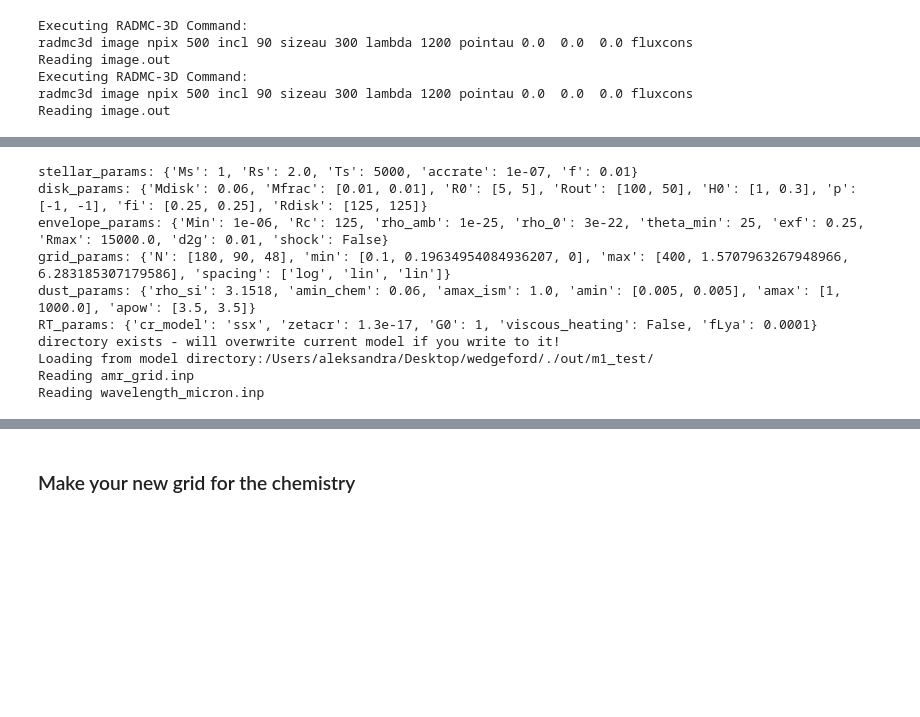
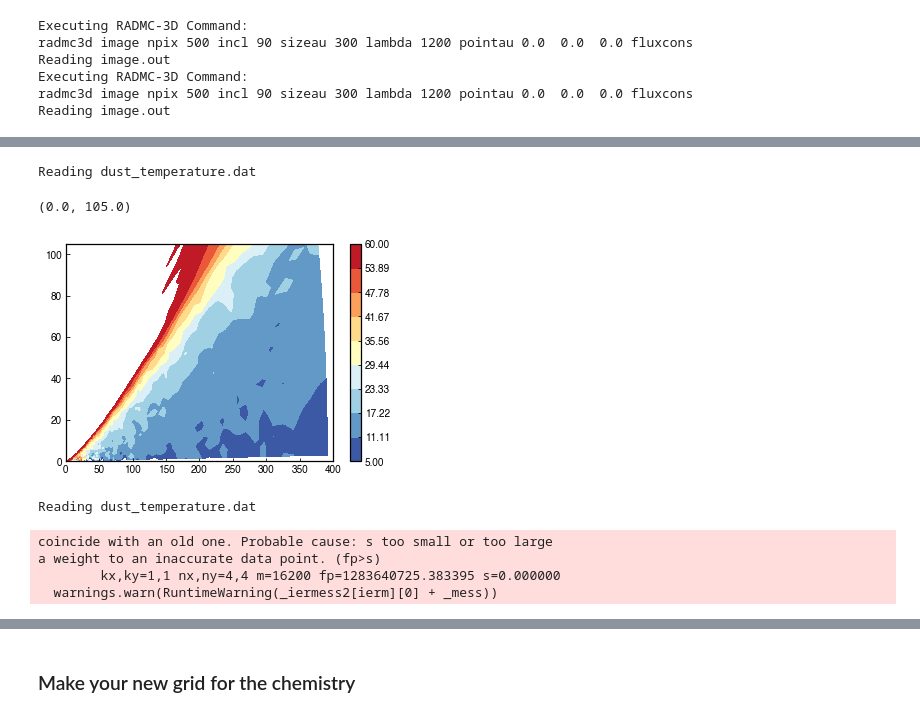
Before and after one commit to uconn-origins/wedgeford, a Jupyter notebook: test_functions.ipynb, the cells around one changed output, grey strips where cells are left out. Drawn from its saved outputs; the diff is of its cells as text; code cells hidden in the pictures; blank space fills up the shorter version.

```diff
--- a/test_functions.ipynb
+++ b/test_functions.ipynb
@@ -145,46 +118,11 @@ high energy monte carlo done!
 [figure]
-# %%
-# %load ./scripts/do_RT_he.py
-from pylab import *
-import radmc3dPy as rpy
-import numpy as np
-import os
-from scipy import interpolate
-import sys
-sys.path.append('../')
-from models import *
-
-outdir = './out/m1_test/'
-m0 = load_model(outdir)
-
-prep_he_transfer(m0)
-print('ready to do high energy radiation montecarlo!')
-
-do_he_transfer(m0,nt=8)
-print('high energy monte carlo done!')
-
-save_heRT(m0)
-# %%
-# %load ./scripts/do_RT_he.py
-from pylab import *
-import radmc3dPy as rpy
-import numpy as np
-import os
-from scipy import interpolate
-#import sys
-#sys.path.append('../')
-from models import *
-
-outdir = './out/m1_test/'
-m0 = load_model(outdir)
-# %% [output]
-stellar_params: {'Ms': 1, 'Rs': 2.0, 'Ts': 5000, 'accrate': 1e-07, 'f': 0.01}
-disk_params: {'Mdisk': 0.06, 'Mfrac': [0.01, 0.01], 'R0': [5, 5], 'Rout': [100, 50], 'H0': [1, 0.3], 'p': [-1, -1], 'fi': [0.25, 0.25], 'Rdisk': [125, 125]}
-envelope_params: {'Min': 1e-06, 'Rc': 125, 'rho_amb': 1e-25, 'rho_0': 3e-22, 'theta_min': 25, 'exf': 0.25, 'Rmax': 15000.0, 'd2g': 0.01, 'shock': False}
-grid_params: {'N': [180, 90, 48], 'min': [0.1, 0.19634954084936207, 0], 'max': [400, 1.5707963267948966, 6.283185307179586], 'spacing': ['log', 'lin', 'lin']}
-dust_params: {'rho_si': 3.1518, 'amin_chem': 0.06, 'amax_ism': 1.0, 'amin': [0.005, 0.005], 'amax': [1, 1000.0], 'apow': [3.5, 3.5]}
-RT_params: {'cr_model': 'ssx', 'zetacr': 1.3e-17, 'G0': 1, 'viscous_heating': False, 'fLya': 0.0001}
-directory exists - will overwrite current model if you write to it!
-Loading from model directory:/Users/aleksandra/Desktop/wedgeford/./out/m1_test/
-Reading amr_grid.inp
-Reading wavelength_micron.inp
+# %%
+R,Z = m0.m.make_rz()
+contourf(R[:,:,0],Z[:,:,0], T3D(m0)[:,:,-1].T,cmap='RdYlBu_r',levels=np.linspace(5,60,10))
+colorbar()
+xlim(0,400)
+ylim(0,105)
+# %% [output]
+Reading dust_temperature.dat
+(0.0, 105.0)
+[figure, added]
@@ -190,0 +147,18 @@ Reading wavelength_micron.inp
+# %%
+def get_Trz(output):
+    model = output.m
+    R_CYL,Z_CYL = model.make_rz()
+    R = R_CYL[:,:,0]
+    Z = Z_CYL[:,:,0]
+    Trz = np.average(T3D(output),axis=-1).T
+    Trz_func = interpolate.interp2d(R,Z,Trz)
+    return Trz_func
+
+R = m0.m.r
+Trz = get_Trz(m0)
+# %% [output]
+Reading dust_temperature.dat
+coincide with an old one. Probable cause: s too small or too large
+a weight to an inaccurate data point. (fp>s)
+        kx,ky=1,1 nx,ny=4,4 m=16200 fp=1283640725.383395 s=0.000000
+  warnings.warn(RuntimeWarning(_iermess2[ierm][0] + _mess))
```
Also changed, not shown: parts of 15 cells of this notebook, 12 other files.
